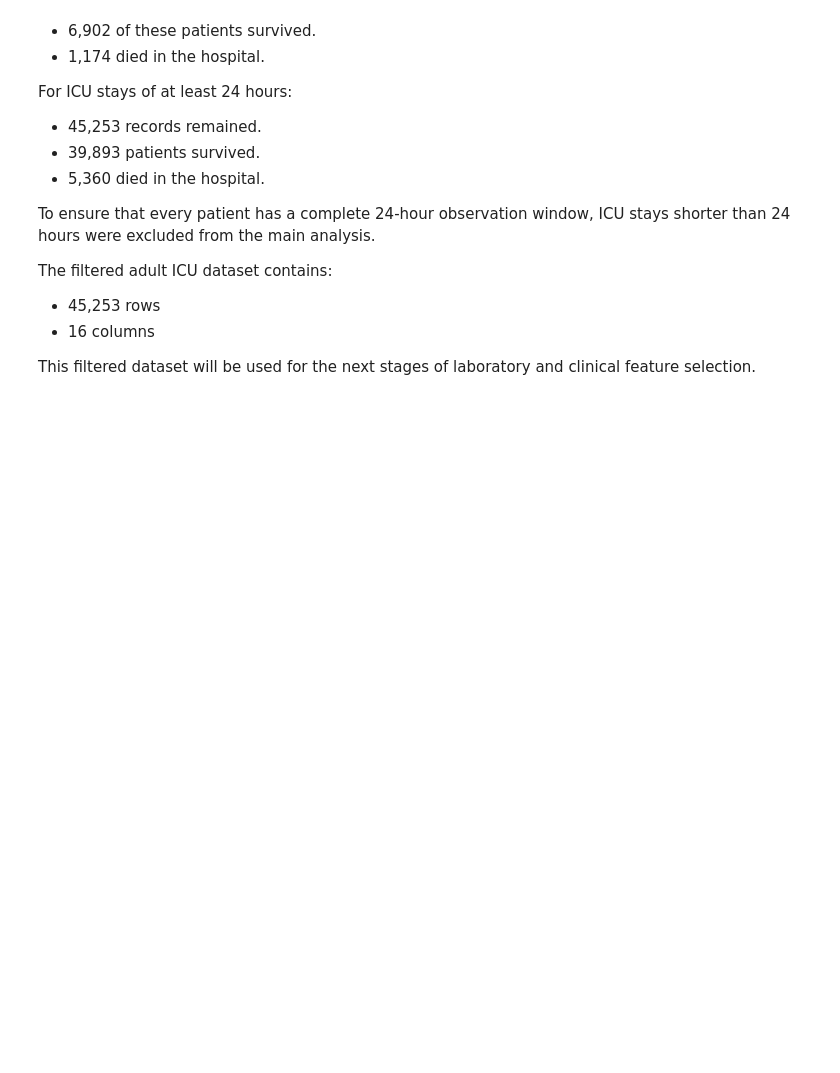
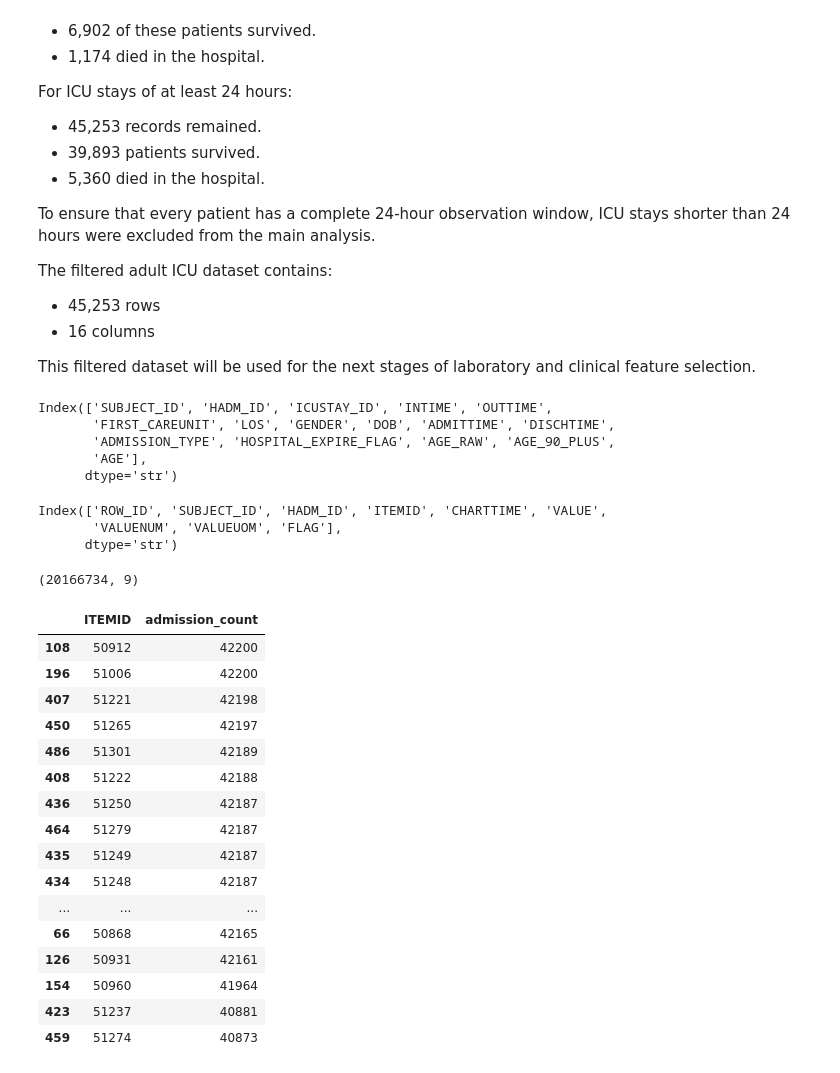
Before and after one commit to sengulozaydin/icu-risk-prediction, a Jupyter notebook: notebooks/01_data_overview.ipynb, the cells around one changed output. Cells and saved outputs as stored; diff of their text form; code cells hidden in the pictures; blank space fills up the shorter version.

```diff
--- a/notebooks/01_data_overview.ipynb
+++ b/notebooks/01_data_overview.ipynb
@@ -841,3 +846,56 @@ The filtered adult ICU dataset contains:
 - 16 columns
 
 This filtered dataset will be used for the next stages of laboratory and clinical feature selection.
+# %%
+adult_icu_24h_df.columns
+# %% [output]
+Index(['SUBJECT_ID', 'HADM_ID', 'ICUSTAY_ID', 'INTIME', 'OUTTIME',
+       'FIRST_CAREUNIT', 'LOS', 'GENDER', 'DOB', 'ADMITTIME', 'DISCHTIME',
+       'ADMISSION_TYPE', 'HOSPITAL_EXPIRE_FLAG', 'AGE_RAW', 'AGE_90_PLUS',
+       'AGE'],
+      dtype='str')
+# %%
+labevents_df.columns
+# %% [output]
+Index(['ROW_ID', 'SUBJECT_ID', 'HADM_ID', 'ITEMID', 'CHARTTIME', 'VALUE',
+       'VALUENUM', 'VALUEUOM', 'FLAG'],
+      dtype='str')
+# %%
+target_labevents_df = labevents_df[
+    labevents_df["HADM_ID"].isin(adult_icu_24h_df["HADM_ID"])
+].copy()
+
+print(target_labevents_df.shape)
+# %% [output]
+(20166734, 9)
+# %%
+lab_test_frequency = (
+    target_labevents_df.groupby("ITEMID")["HADM_ID"]
+    .nunique()
+    .reset_index(name="admission_count")
+)
+
+lab_test_frequency = lab_test_frequency.sort_values(
+    "admission_count",
+    ascending=False
+)
+
+lab_test_frequency.head(20)
+# %% [output]
+|  | ITEMID | admission_count |
+| 108 | 50912 | 42200 |
+| 196 | 51006 | 42200 |
+| 407 | 51221 | 42198 |
+| 450 | 51265 | 42197 |
+| 486 | 51301 | 42189 |
+| 408 | 51222 | 42188 |
+| 436 | 51250 | 42187 |
+| 464 | 51279 | 42187 |
+| 435 | 51249 | 42187 |
+| 434 | 51248 | 42187 |
+| ... | ... | ... |
+| 66 | 50868 | 42165 |
+| 126 | 50931 | 42161 |
+| 154 | 50960 | 41964 |
+| 423 | 51237 | 40881 |
+| 459 | 51274 | 40873 |
```
Also changed, not shown: parts of 13 cells of this notebook, 1 other file.
